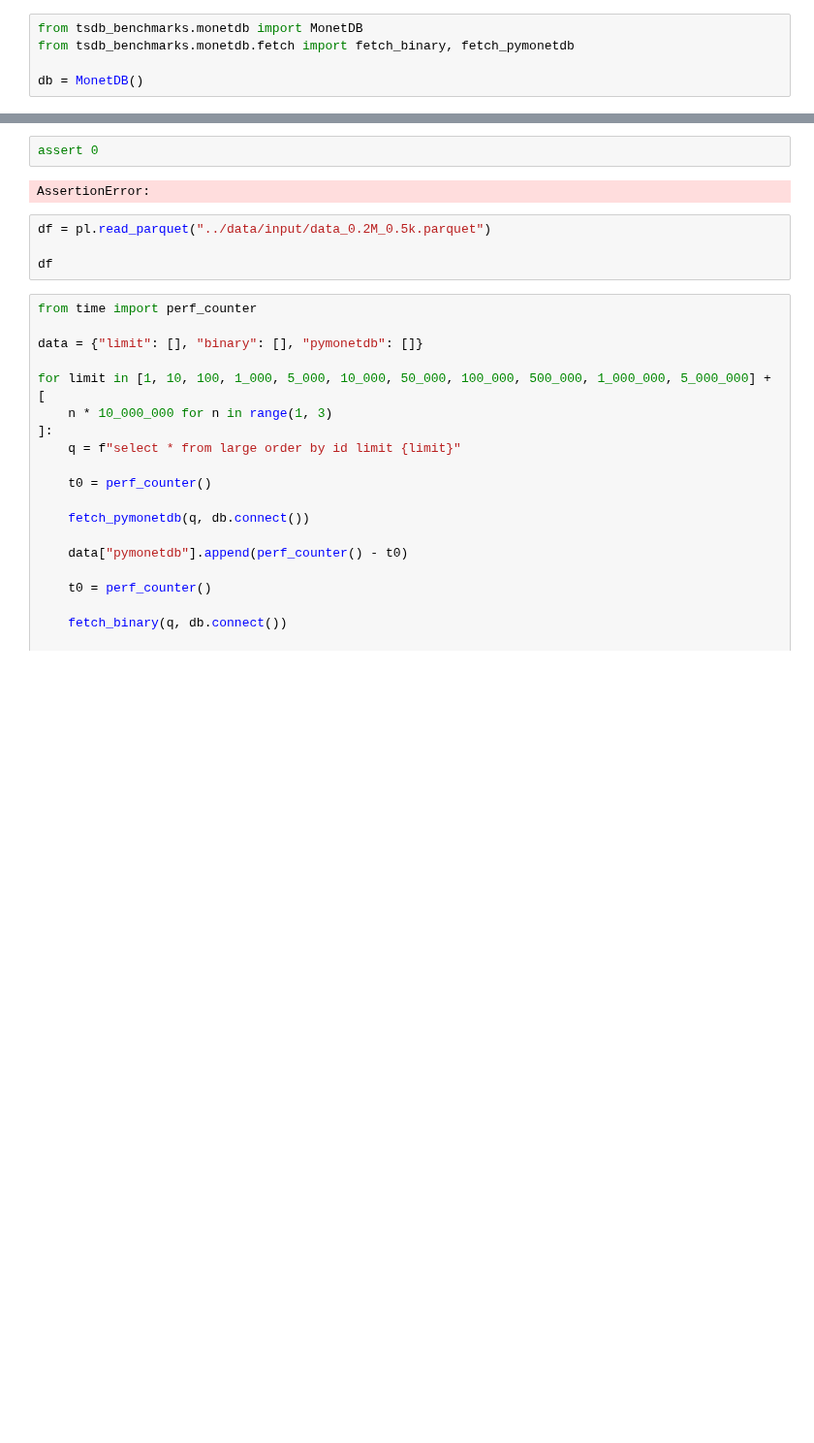
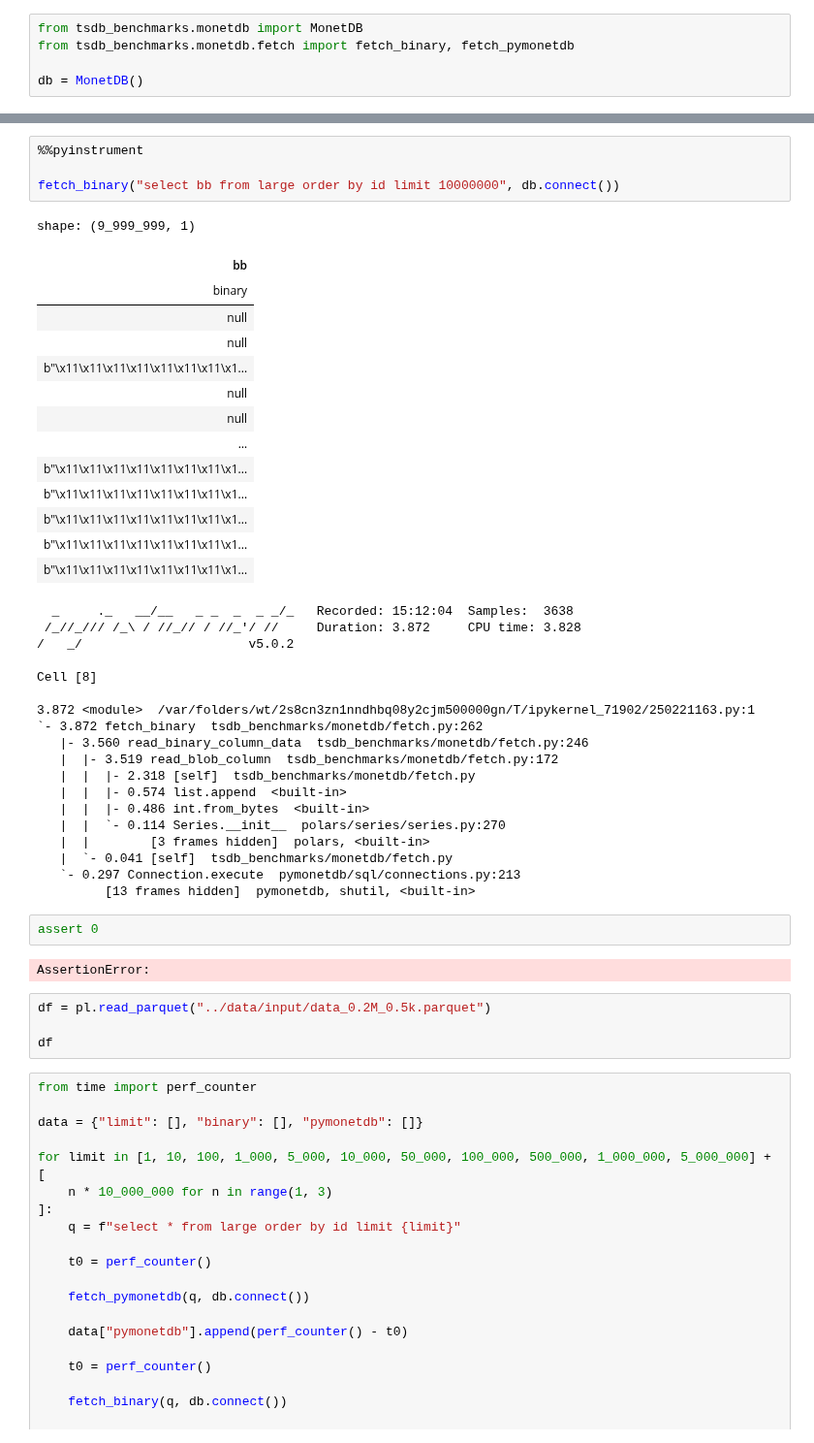
Before and after one commit to wlaur/olap-benchmarks, a Jupyter notebook: notebooks/test.ipynb, the cells around one changed output, grey strips where cells are left out. Shown at 97% size. Drawn from its saved outputs; the diff is of its cells as text; blank space fills up the shorter version.

```diff
--- a/notebooks/test.ipynb
+++ b/notebooks/test.ipynb
@@ -69,7 +28,44 @@ Cell [12]
-# %%
-assert 0
-# %% [output]
-AssertionError:
+# %%
+%%pyinstrument
+
+fetch_binary("select bb from large order by id limit 10000000", db.connect())
+# %% [output]
+shape: (9_999_999, 1)
+| bb |
+| binary |
+| null |
+| null |
+| b"\x11\x11\x11\x11\x11\x11\x11\x1... |
+| null |
+| null |
+| … |
+| b"\x11\x11\x11\x11\x11\x11\x11\x1... |
+| b"\x11\x11\x11\x11\x11\x11\x11\x1... |
+| b"\x11\x11\x11\x11\x11\x11\x11\x1... |
+| b"\x11\x11\x11\x11\x11\x11\x11\x1... |
+| b"\x11\x11\x11\x11\x11\x11\x11\x1... |
+  _     ._   __/__   _ _  _  _ _/_   Recorded: 15:12:04  Samples:  3638
+ /_//_/// /_\ / //_// / //_'/ //     Duration: 3.872     CPU time: 3.828
+/   _/                      v5.0.2
+
+Cell [8]
+
+3.872 <module>  /var/folders/wt/2s8cn3zn1nndhbq08y2cjm500000gn/T/ipykernel_71902/250221163.py:1
+`- 3.872 fetch_binary  tsdb_benchmarks/monetdb/fetch.py:262
+   |- 3.560 read_binary_column_data  tsdb_benchmarks/monetdb/fetch.py:246
+   |  |- 3.519 read_blob_column  tsdb_benchmarks/monetdb/fetch.py:172
+   |  |  |- 2.318 [self]  tsdb_benchmarks/monetdb/fetch.py
+   |  |  |- 0.574 list.append  <built-in>
+   |  |  |- 0.486 int.from_bytes  <built-in>
+   |  |  `- 0.114 Series.__init__  polars/series/series.py:270
+   |  |        [3 frames hidden]  polars, <built-in>
+   |  `- 0.041 [self]  tsdb_benchmarks/monetdb/fetch.py
+   `- 0.297 Connection.execute  pymonetdb/sql/connections.py:213
+         [13 frames hidden]  pymonetdb, shutil, <built-in>
+# %%
+assert 0
+# %% [output]
+AssertionError:
 # %%
 df = pl.read_parquet("../data/input/data_0.2M_0.5k.parquet")
 
```
Also changed, not shown: parts of 1 cell of this notebook, 2 other files.
